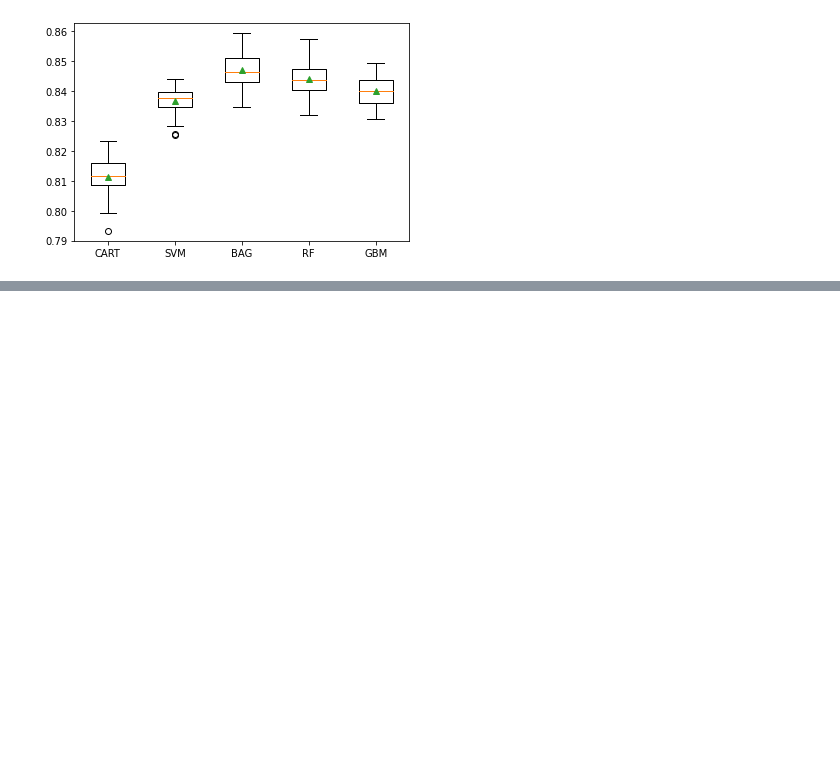
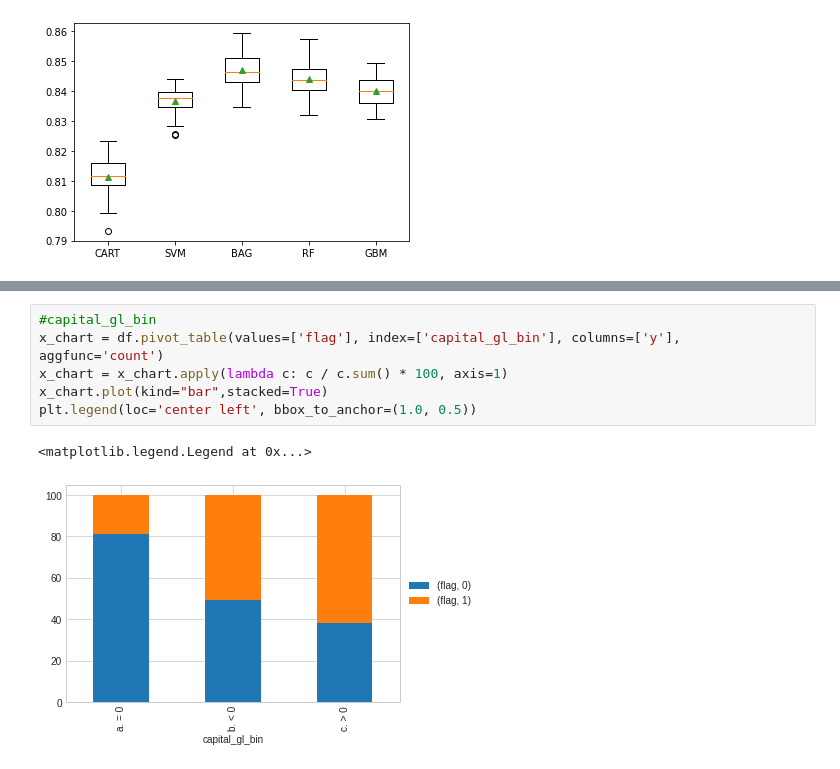
Before and after one commit to chiranjeevi-manike/IBM-Cognitiveclass.ai, a Jupyter notebook: Adult_data_Analysis.ipynb, the cells around one changed output, grey strips where cells are left out. Drawn from its saved outputs; the diff is of its cells as text; blank space fills up the shorter version.

```diff
--- a/Adult_data_Analysis.ipynb
+++ b/Adult_data_Analysis.ipynb
@@ -139,0 +186,9 @@ pyplot.show()
+# %%
+#capital_gl_bin
+x_chart = df.pivot_table(values=['flag'], index=['capital_gl_bin'], columns=['y'], aggfunc='count')
+x_chart = x_chart.apply(lambda c: c / c.sum() * 100, axis=1)
+x_chart.plot(kind="bar",stacked=True)
+plt.legend(loc='center left', bbox_to_anchor=(1.0, 0.5))
+# %% [output]
+<matplotlib.legend.Legend at 0x...>
+[figure, added]
```
Also changed, not shown: parts of 10 cells of this notebook.
